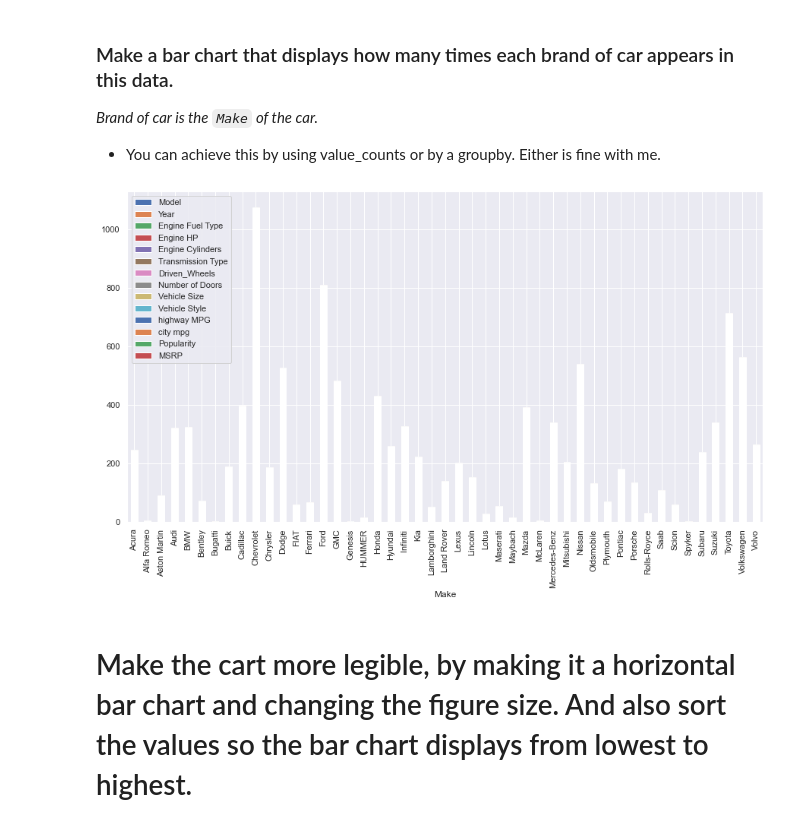
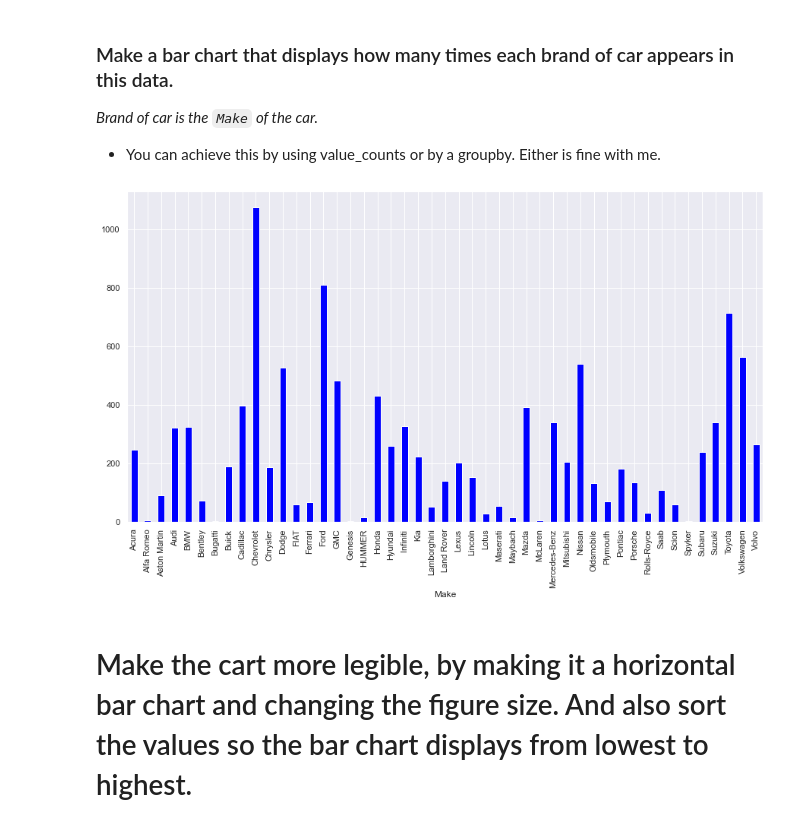
Before and after one commit to ytz825/2021-fall-data-science, a Jupyter notebook: Week-02-EDA/Exercise-EDA.ipynb, the cells around one changed output. Saved outputs shown, nothing was run; the diff lists cells and outputs as text; code cells hidden in the pictures.

```diff
--- a/Week-02-EDA/Exercise-EDA.ipynb
+++ b/Week-02-EDA/Exercise-EDA.ipynb
@@ -100,10 +100,10 @@ _Brand of car is the `Make` of the car._
 # %%
 # Make a bar chart that displays how many times each brand of car appears in this data.
 
-df.groupby('Make').count().plot(kind = 'bar', figsize = (15,8))
+df.groupby('Make').size().plot(kind = 'bar', color = 'blue', figsize = (15,8))
 plt.show()
 # %% [output]
-[figure, old version]
+[figure, new version]
 # %% [markdown]
 # Make the cart more legible, by making it a horizontal bar chart and changing the figure size.  And also sort the values so the bar chart displays from lowest to highest.
 # %%
```
Also changed, not shown: parts of 15 cells of this notebook.
